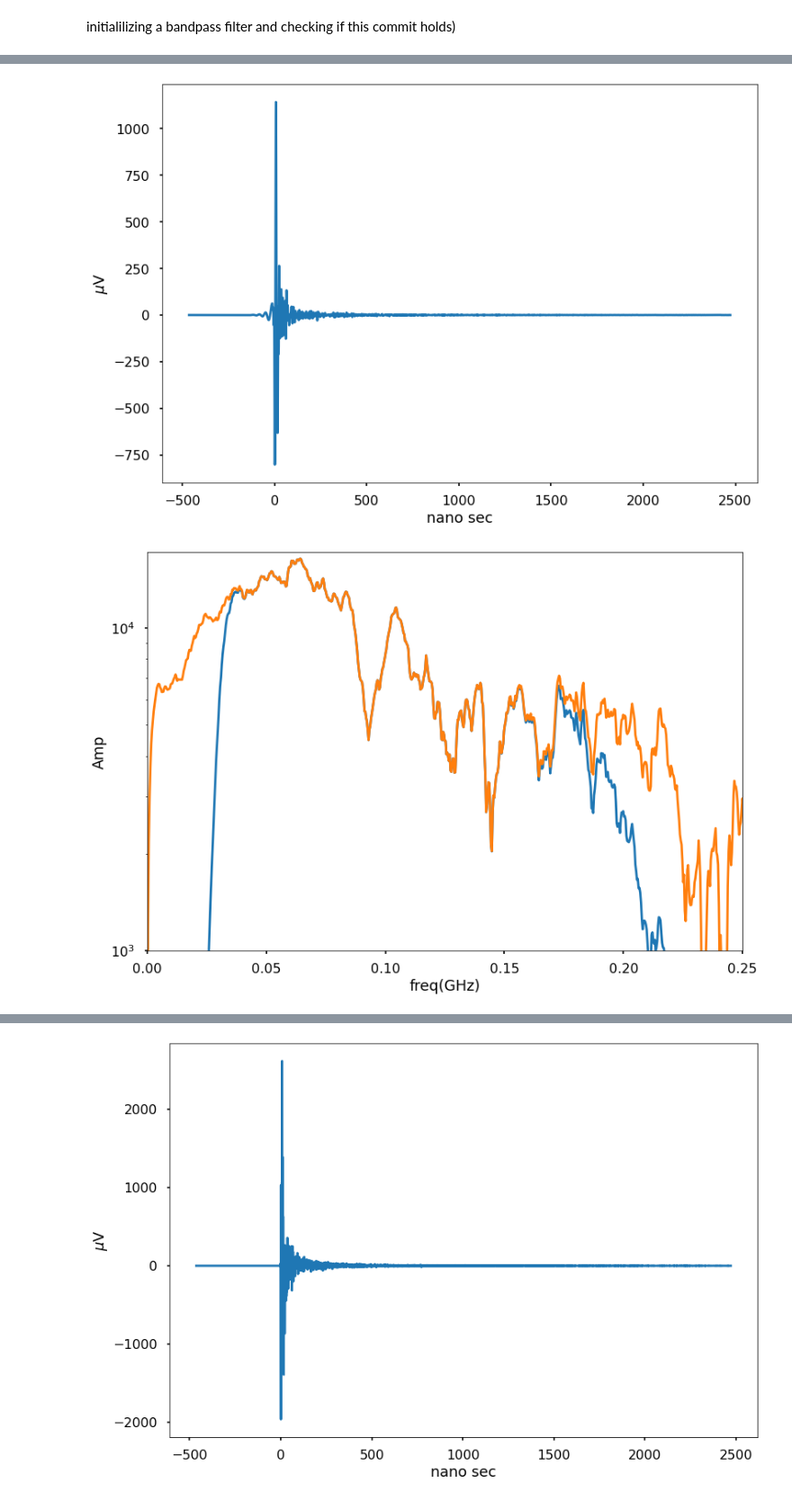
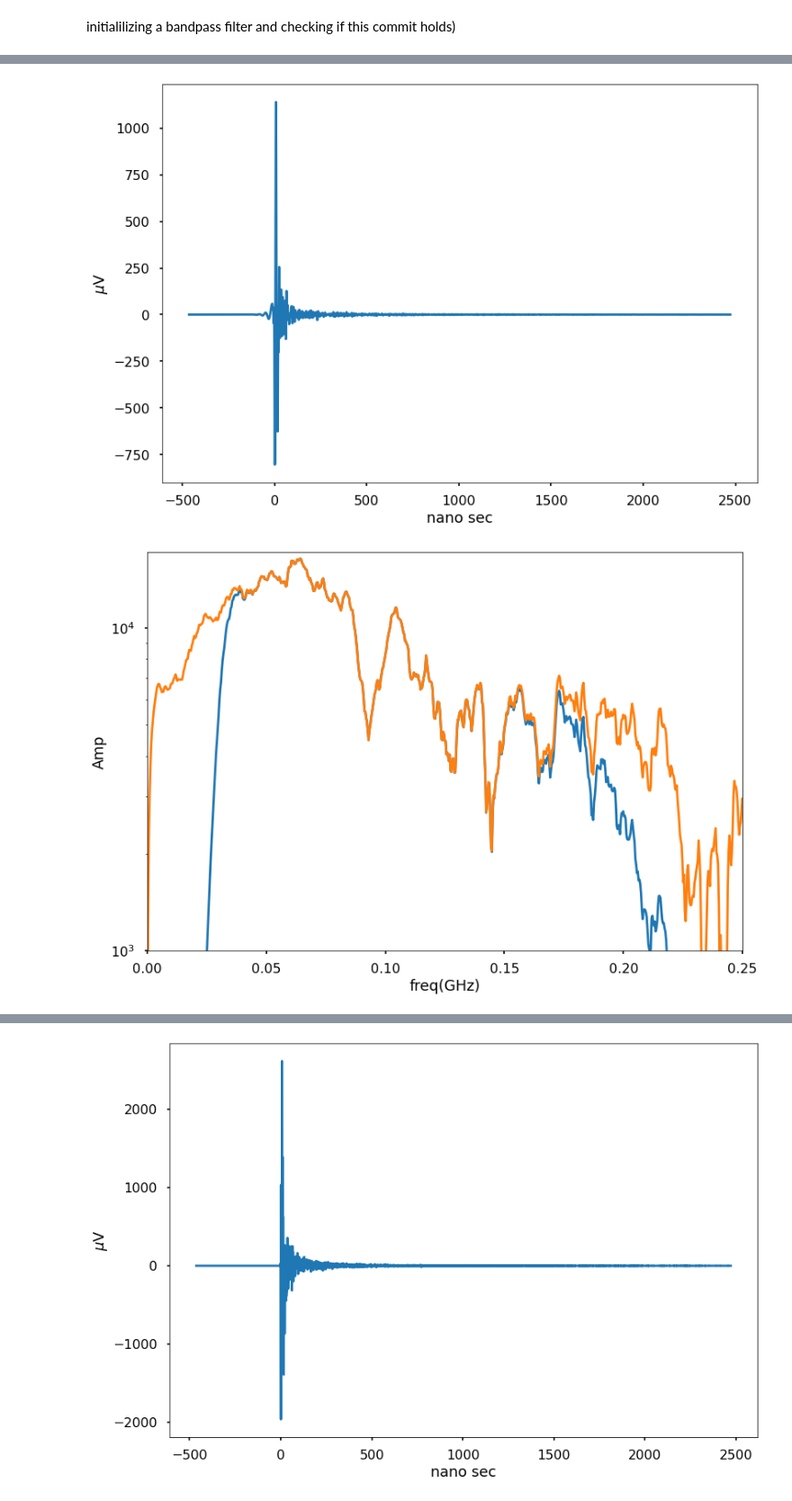
Before and after one commit to abwembya/Filtsim, a Jupyter notebook: filtband.ipynb, the cells around one changed output, grey strips where cells are left out. Shown: that part at 90% size. Cells and saved outputs as stored; diff of their text form; code cells hidden in the pictures.

```diff
--- a/filtband.ipynb
+++ b/filtband.ipynb
@@ -115,0 +180,20 @@ plt.plot(ev.antennas[0].Ex)
+# %%
+def bandPassFilter(signal,fs,lowcut=0.03, hicut=0.20, order = 6):#GHz
+    niq=fs/2
+    low= lowcut/niq
+    high=hicut/niq
+
+    b,a=scipy.signal.butter(order,[low,high],'bandpass',analog=False)
+    y = scipy.signal.filtfilt(b,a,signal)
+
+    return (y)
+
+time=ev.antennas[0].t
+dt= time[1]-time[0]
+filtered_signal=bandPassFilter(ev.antennas[0].Ey,1/dt)
+plt.plot(time,bandPassFilter(ev.antennas[0].Ex,1/dt))
+plt.plot(time,bandPassFilter(ev.antennas[0].Ey,1/dt))
+plt.plot(time,bandPassFilter(ev.antennas[0].Ez,1/dt))
+plt.xlabel('nano sec')
+plt.ylabel('$\mu$V')
+    #plt.xlim(-50,750)
@@ -130,24 +217,11 @@ ModeResult(mode=array([0.5], dtype=float32), count=array([1]))
 # %% [markdown]
 initialilizing a bandpass filter and checking if this commit holds)
 # %%
-from scipy import signal
-from scipy.signal import filtfilt
-from scipy.fftpack import fft, ifft, fftfreq
-import scipy
-
-
-
-
-
-from scipy import signal
-from scipy.signal import filtfilt
-from scipy.fftpack import fft, ifft, fftfreq
-import scipy
-plt.style.use('seaborn-poster')
 
 
 
 def plot():
+    plt.style.use('seaborn-poster')
     data=ev.antennas[0].Ey
     ev_data=np.array(data)
     time=ev.antennas[0].t
@@ -156,47 +230,41 @@ def plot():
     plt.xlabel('nano sec')
     plt.ylabel('$\mu$V')
     plt.show()
-
     filtered_signal=bandPassFilter(ev_data,1/dt)
     plt.plot(time,filtered_signal)
     plt.xlabel('nano sec')
     plt.ylabel('$\mu$V')
     #plt.xlim(-50,750)
     plt.show()
-
     freq=np.linspace(0,1/dt,len(data))
     plt.plot(freq,abs(fft(filtered_signal)))
     plt.plot(freq,abs(fft(data)))
     plt.xlabel('freq(GHz)')
     plt.ylabel('Amp')
     plt.ylim(1000,)
     plt.yscale('log')
     plt.xlim(0,0.25)
     plt.show()
-
     plt.plot(freq,10*np.log10(abs(fft(filtered_signal))/abs(fft(data))))
     plt.xlabel('GHz')
     plt.ylabel('gain')
     plt.ylim(-10,5)
     plt.xlim(.03,0.2)
     plt.grid()
     plt.show()
-    #print(np.where(round(freq) == 0.08))
-    return
 
 
-
-def bandPassFilter(signal,fs,lowcut=0.03, hicut=0.20, order = 6):#GHz
+def bandPassFilter(signal,fs,lowcut=0.03, hicut=0.20, order = 5):#GHz
     niq=fs/2
     low= lowcut/niq
     high=hicut/niq
 
     b,a=scipy.signal.butter(order,[low,high],'bandpass',analog=False)
     y = scipy.signal.filtfilt(b,a,signal)
 
     return (y)
 plot()
 # %% [output]
 [figure]
 [figure]
-[figure, old version]
+[figure, new version]
```
Also changed, not shown: parts of 5 cells of this notebook.
